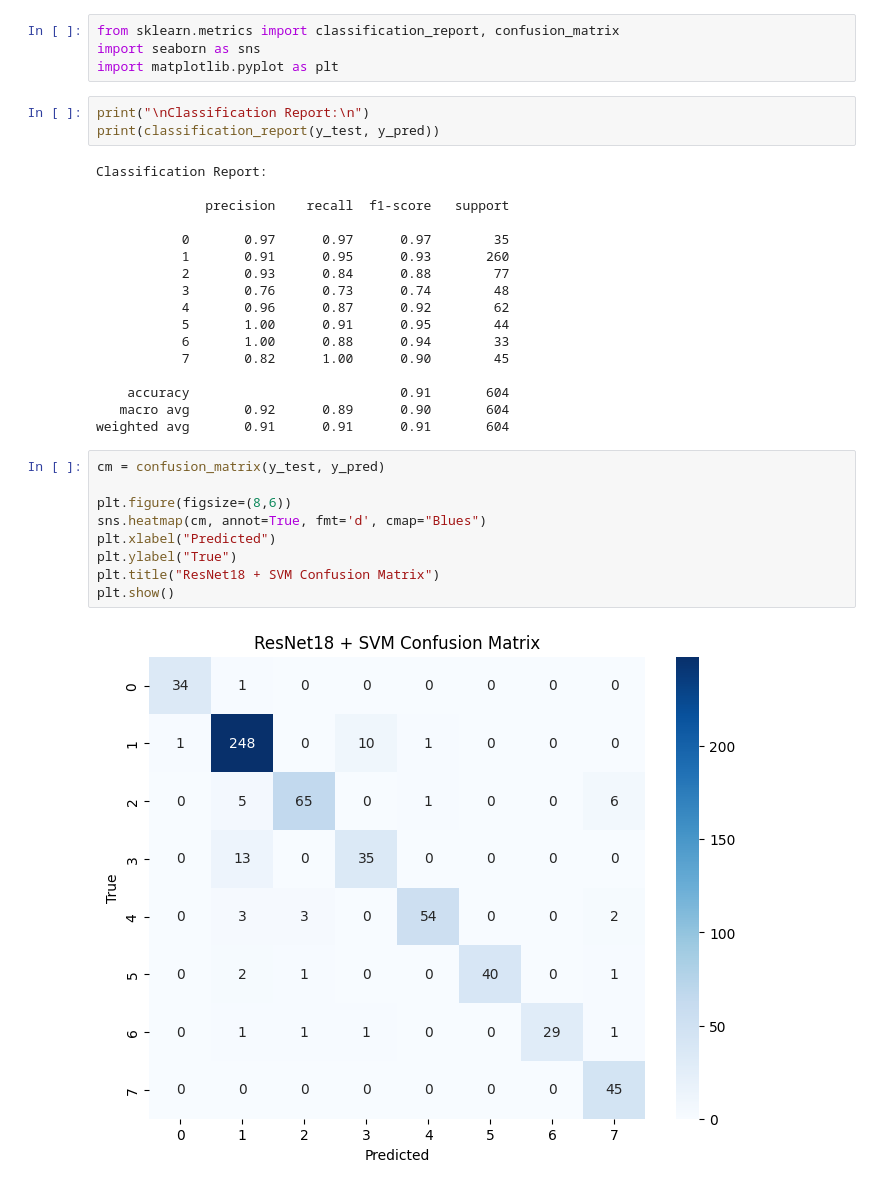
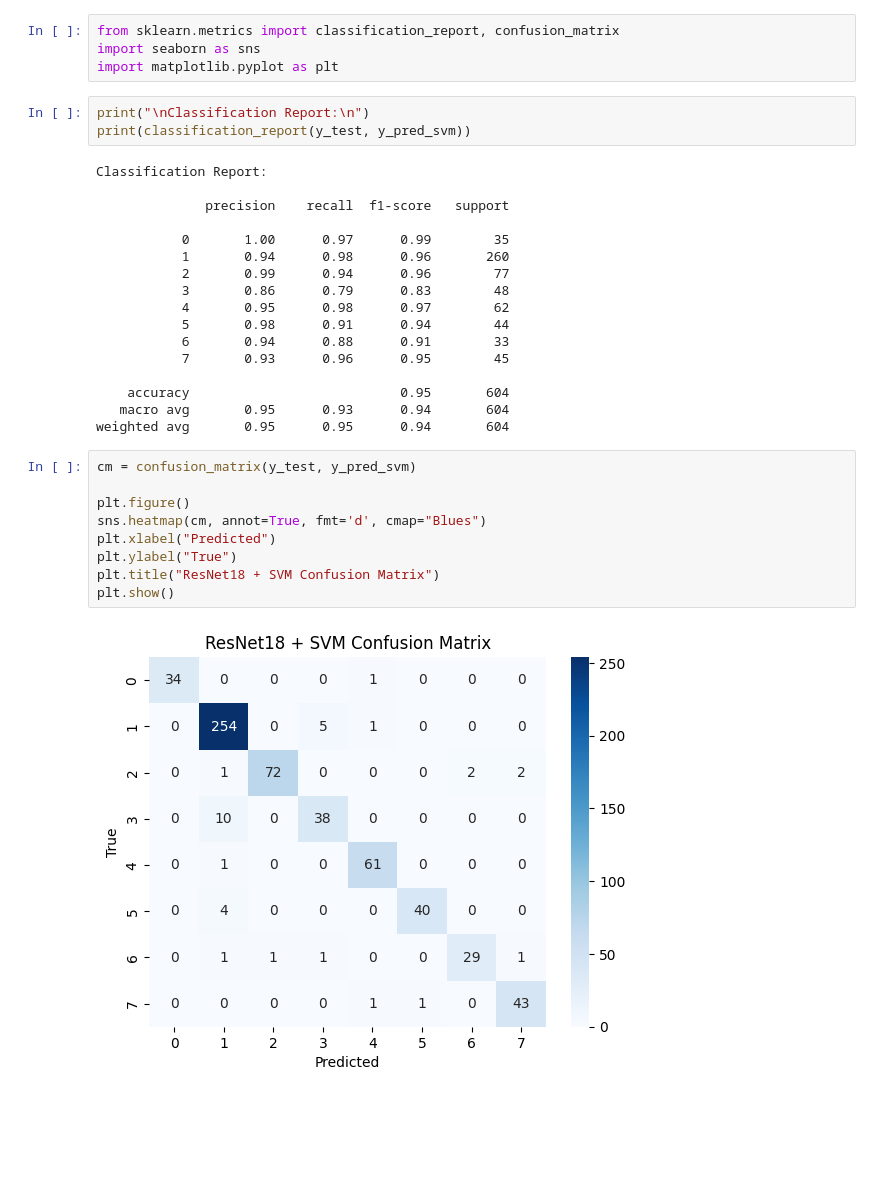
Before and after one commit to VidushiSharma31/Multi-Class-Breast-Cancer-Classification, a Jupyter notebook: resnet18+svm_40x.ipynb, the cells around one changed output. Saved outputs shown, nothing was run; the diff lists cells and outputs as text; blank space fills up the shorter version.

```diff
--- a/resnet18+svm_40x.ipynb
+++ b/resnet18+svm_40x.ipynb
@@ -418,32 +398,32 @@ import seaborn as sns
 import matplotlib.pyplot as plt
 # %%
 print("\nClassification Report:\n")
-print(classification_report(y_test, y_pred))
+print(classification_report(y_test, y_pred_svm))
 # %% [output]
 Classification Report:
 
               precision    recall  f1-score   support
 
-           0       0.97      0.97      0.97        35
-           1       0.91      0.95      0.93       260
-           2       0.93      0.84      0.88        77
-           3       0.76      0.73      0.74        48
-           4       0.96      0.87      0.92        62
-           5       1.00      0.91      0.95        44
-           6       1.00      0.88      0.94        33
-           7       0.82      1.00      0.90        45
+           0       1.00      0.97      0.99        35
+           1       0.94      0.98      0.96       260
+           2       0.99      0.94      0.96        77
+           3       0.86      0.79      0.83        48
+           4       0.95      0.98      0.97        62
+           5       0.98      0.91      0.94        44
+           6       0.94      0.88      0.91        33
+           7       0.93      0.96      0.95        45
 
-    accuracy                           0.91       604
-   macro avg       0.92      0.89      0.90       604
-weighted avg       0.91      0.91      0.91       604
+    accuracy                           0.95       604
+   macro avg       0.95      0.93      0.94       604
+weighted avg       0.95      0.95      0.94       604
 # %%
-cm = confusion_matrix(y_test, y_pred)
+cm = confusion_matrix(y_test, y_pred_svm)
 
-plt.figure(figsize=(8,6))
+plt.figure()
 sns.heatmap(cm, annot=True, fmt='d', cmap="Blues")
 plt.xlabel("Predicted")
 plt.ylabel("True")
 plt.title("ResNet18 + SVM Confusion Matrix")
 plt.show()
 # %% [output]
-[figure, old version]
+[figure, new version]
```
Also changed, not shown: parts of 6 cells of this notebook.
